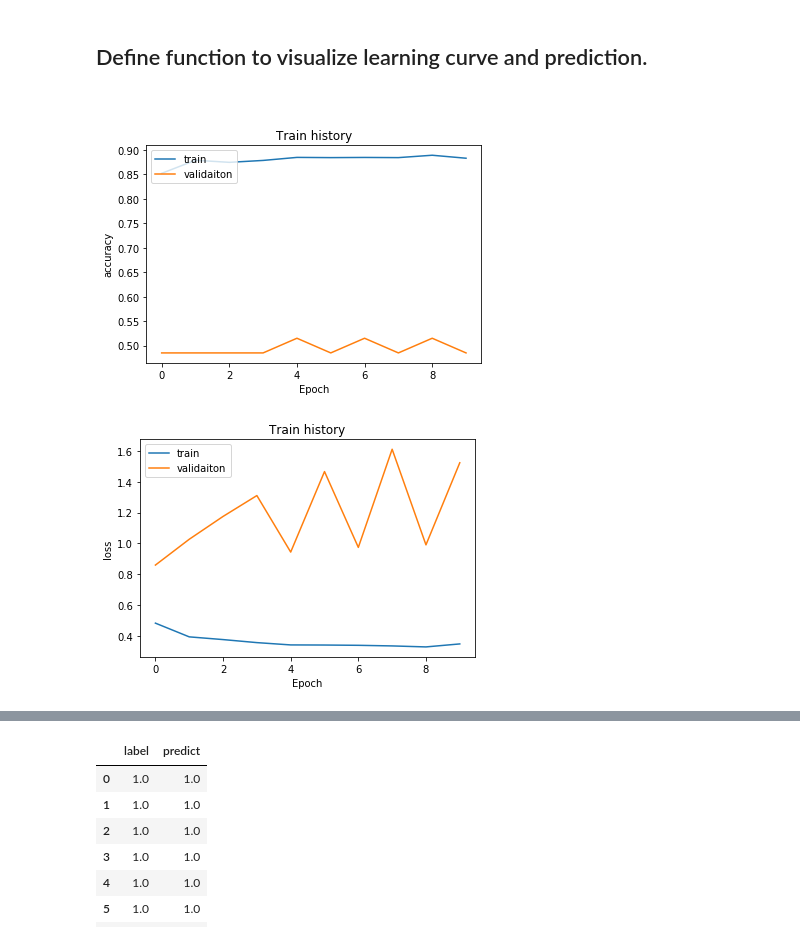
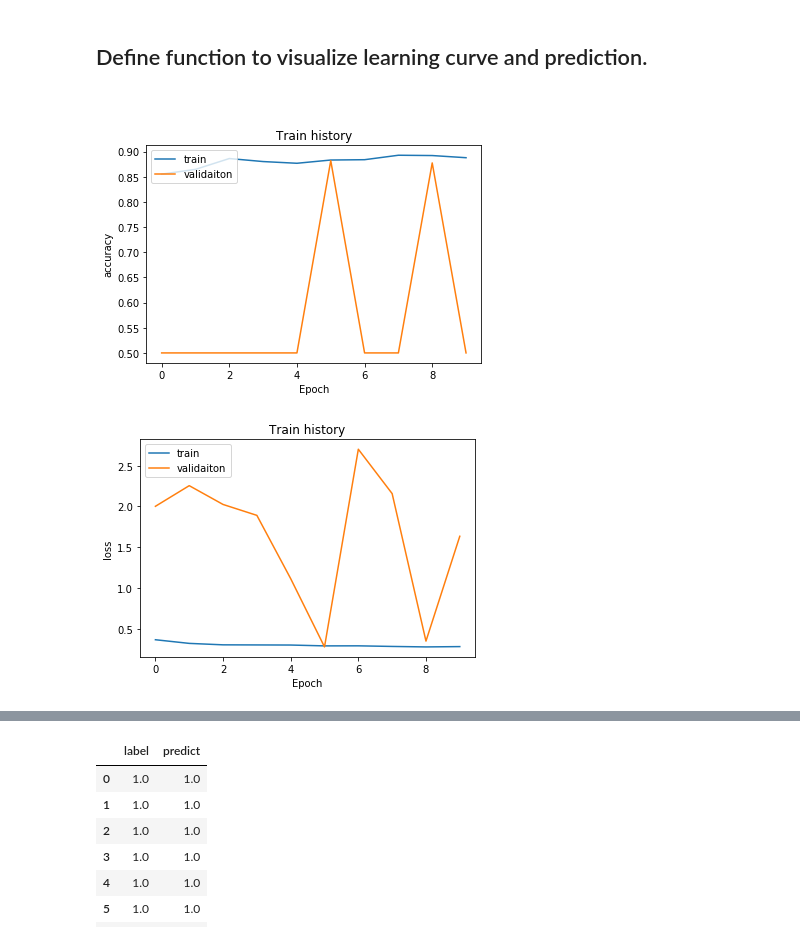
Before and after one commit to davidho27941/Top-tagging-keras, a Jupyter notebook: ResNet-50_tf_keras.ipynb, the cells around one changed output, grey strips where cells are left out. Drawn from its saved outputs; the diff is of its cells as text; code cells hidden in the pictures.

```diff
--- a/ResNet-50_tf_keras.ipynb
+++ b/ResNet-50_tf_keras.ipynb
@@ -143,8 +182,4 @@ Using Earlystopping and custom callback function to prevent training from overfi
 # %%
-import datetime
-
-from sklearn.metrics import roc_auc_score
-from keras.callbacks import Callback
 class roc_callback(Callback):
     def __init__(self,training_data,validation_data):
         self.x = training_data[0]
@@ -177,22 +212,15 @@ class roc_callback(Callback):
         return
 
 def create_model():
-    return tf.keras.models.Sequential([
-    #model.load_weights=('../aws-fpga-top-tagging-notebooks/dataset_Tom/weights-floatingpoint-224x224-fixval-best/class_weights.h5')
-    tf.keras.applications.ResNet50(weights=None, pooling='max',classes = 2),
+    model = tf.keras.models.Sequential([
+    tf.keras.applications.ResNet50(weights=None, pooling='max',classes=2048),
+    tf.keras.layers.Dense(1024,activation='relu'),
+    tf.keras.layers.Flatten(),
     tf.keras.layers.Dense(2, activation='softmax'),
     ])
+    return model
+model = create_model()
+plot_model(model, to_file='Sequential_Model.png')
 
-#modelcheckpoint = ModelCheckpoint('./model/ResNet-50-best.model', monitor='val_acc', save_best_only=True)
-#earlystop = EarlyStopping(monitor='val_loss', patience=0, mode='min')
-
-def train_model():
-    model = create_model()
-    model.compile(optimizer='adam', loss='categorical_crossentropy',metrics=['accuracy'])
-    logdir = os.path.join("logs","fit", datetime.datetime.now().strftime("%Y%m%d-%H%M%S"),)
-    tensorboard_callback = tf.keras.callbacks.TensorBoard(logdir, histogram_freq=1)
-    train_history = model.fit(x=train_img, y=train_label, epochs=10, batch_size=64,validation_data=(val_img, val_label), callbacks=[tensorboard_callback])
-    model.summary()
-    return train_history, model
-train_history, model = train_model()
+Image('Sequential_Model.png')
 # %% [output]
@@ -215,0 +228,11 @@ _________________________________________________________________
+# %%
+def train_model():
+    model = create_model()
+    model.load_weights=('../aws-fpga-top-tagging-notebooks/dataset_Tom/weights-floatingpoint-224x224-fixval-best/class_weights.h5')
+    model.compile(optimizer='adam', loss='binary_crossentropy',metrics=['accuracy'])
+    logdir = os.path.join("logs","fit", datetime.datetime.now().strftime("%Y%m%d-%H%M%S"),)
+    tensorboard_callback = tf.keras.callbacks.TensorBoard(logdir, histogram_freq=1, write_graph=True, write_images=True, )
+    train_history = model.fit(x=train_img, y=train_label, epochs=10, batch_size=64,validation_data=(val_img, val_label), callbacks=[tensorboard_callback])
+    model.summary()
+    return train_history, model
+train_history, model = train_model()
@@ -219,34 +260,34 @@ _________________________________________________________________
 #Define a function to show training history
 def show_train_history(train_history, train, validation,filename):
     plt.plot(train_history.history[train])
     plt.plot(train_history.history[validation])
     plt.title('Train history')
     plt.xlabel('Epoch')
     plt.ylabel(train)
     plt.legend(['train','validaiton'],loc='upper left')
     plt.savefig(filename)
     plt.show()
 
 def plot_images_prediction(iamges, labels, prediction, idx, num = 10):
     fig = plt.gcf()
     fig.set_size_inches(12,14)
     if num>25: num=25
     for i in range(0,num):
         ax=plt.subplot(5,5,1+i)
         ax.imshow(iamges[idx], cmap='binary')
         title = "label=" + str(np.argmax(labels[idx]))
         if len(prediction)>0 :
             title += ",prediction=" + str(np.argmax(prediction[idx]))
         ax.set_title(title,fontsize=10)
         ax.set_xticks([])
         ax.set_yticks([])
         idx+=1
     plt.savefig(filename)
     plt.show()
 
 #Show the result of training
-show_train_history(train_history,'accuracy','val_accuracy','./acc.png')
-show_train_history(train_history,'loss','val_loss',filename='./loss.png')
+show_train_history(train_history,'accuracy','val_accuracy','./acc_e20_1.png')
+show_train_history(train_history,'loss','val_loss',filename='./loss_e20_1.png')
 # %% [output]
-[figure, old version]
+[figure, new version]
-[figure, old version]
+[figure, new version]
```
Also changed, not shown: parts of 18 cells of this notebook.
